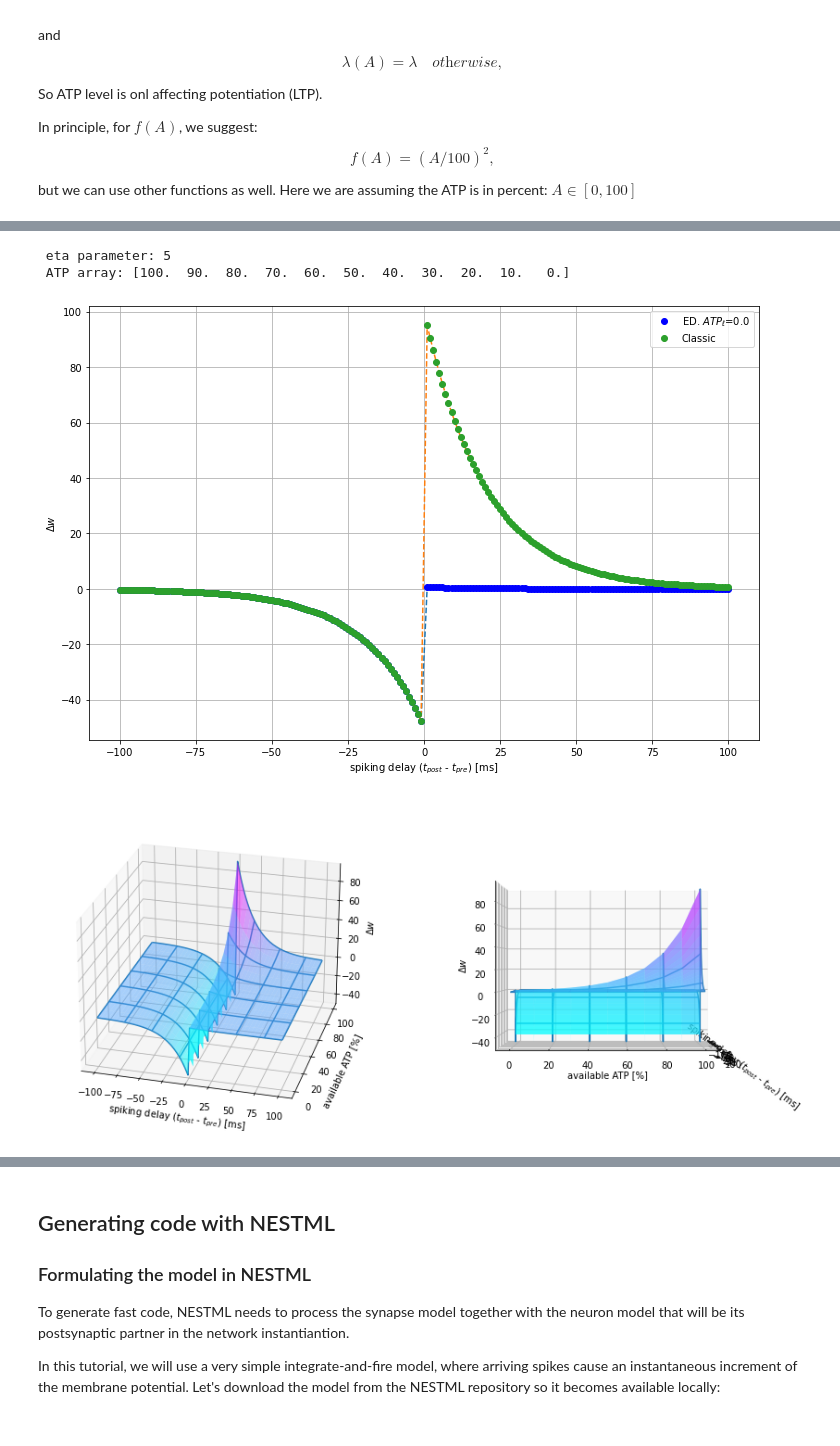
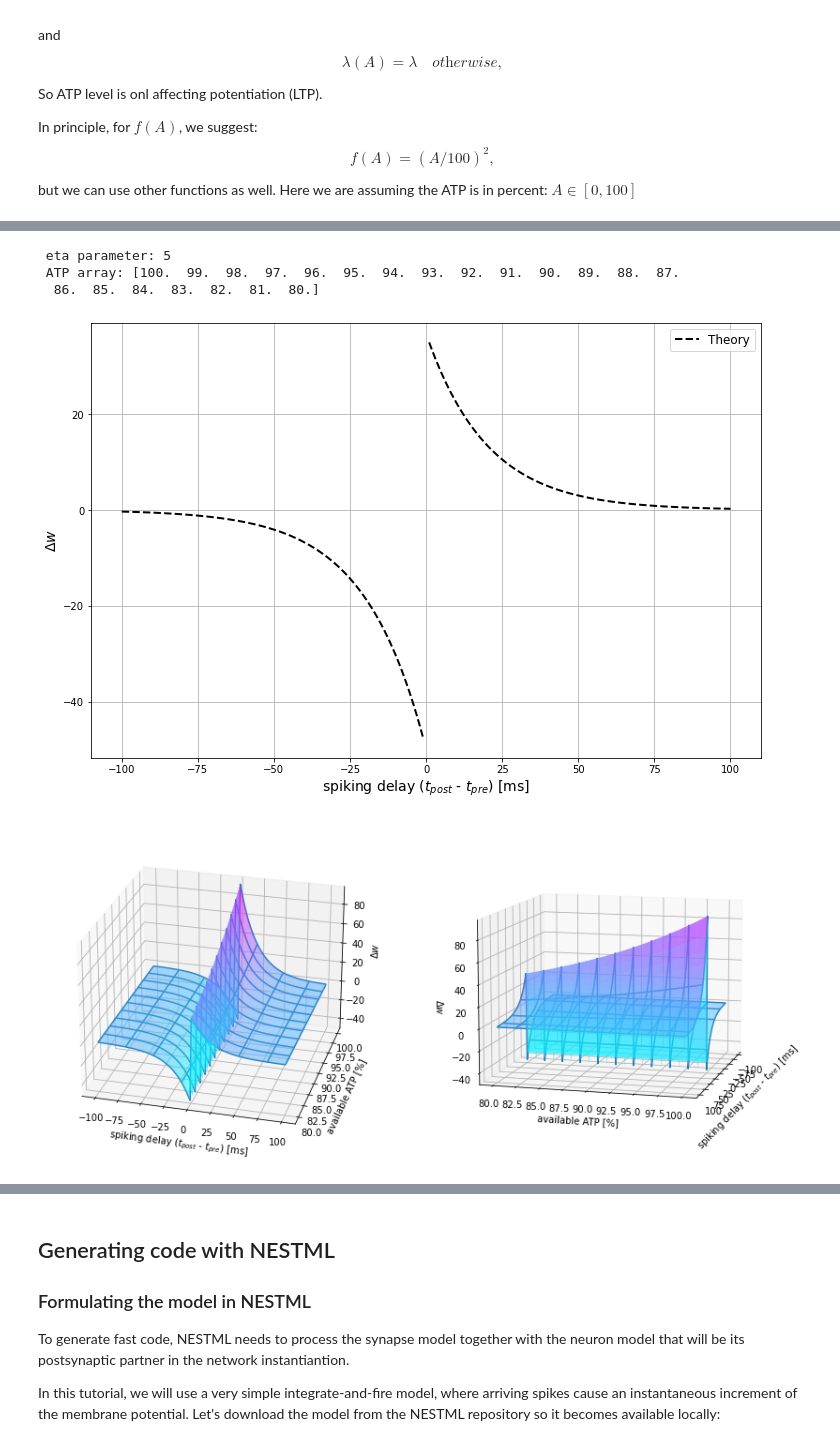
Before and after one commit to Wiss/nestml, a Jupyter notebook: ehp/three_factor_lr/ed_stdp_complete.ipynb, the cells around one changed output, grey strips where cells are left out. Cells and saved outputs as stored; diff of their text form; code cells hidden in the pictures.

```diff
--- a/ehp/three_factor_lr/ed_stdp_complete.ipynb
+++ b/ehp/three_factor_lr/ed_stdp_complete.ipynb
@@ -277,7 +277,7 @@ but we can use other functions as well. Here we are assuming the ATP is in perce
 # %%
 #delta_t = t_o - t_i
 verbose = False
-eta = 5
+eta = 20
 exponential = True
 def stdp_ATP(ATP = 100,
             delta_t = delta_t,
@@ -358,7 +358,7 @@ plt.grid()
 [figure]
 # %%
-atp_samples = 11
-atp_array = np.linspace(100, 0, num=atp_samples)
+atp_samples = 21
+atp_array = np.linspace(100, 80, num=atp_samples)
 print(f" eta parameter: {eta}")
 print(f" ATP array: {atp_array}")
 w_3d_ed, d_w_3d_ed = [], []
@@ -369,14 +369,18 @@ for atp in atp_array:
 
 plt.figure(figsize=(12, 8))
 # ed stdp
-plt.plot(delta_t, d_w_tot_ed, "--")
-plt.plot(delta_t, d_w_tot_ed, "ob", label=f"ED. $ATP_\ell$={atp}")
+fs = 14
+half = int(len(delta_t)/2)
+plt.plot(delta_t[0:half], d_w_tot_ed[0:half], "--k", lw=2, label="Theory")
+plt.plot(delta_t[half:], d_w_tot_ed[half:], "--k", lw=2)
+#plt.plot(delta_t, d_w_tot_ed, "--", lw=2)
+#plt.plot(delta_t, d_w_tot_ed, "ob", label=f"ED. $ATP_\ell$={atp}", alpha=0.5)
 # classic atp
-plt.plot(delta_t, d_w_tot, "--")
-plt.plot(delta_t, d_w_tot, "o", label="Classic")
-plt.xlabel("spiking delay ($t_{post}$ - $t_{pre}$) [ms]")
-plt.ylabel(r"$\Delta w$ ")
-plt.legend()
+#plt.plot(delta_t, d_w_tot, "--", lw=2)
+#plt.plot(delta_t, d_w_tot, "o", label="Classic", alpha=0.7)
+plt.xlabel("spiking delay ($t_{post}$ - $t_{pre}$) [ms]", fontsize=fs)
+plt.ylabel(r"$\Delta w$ ", fontsize=fs)
+plt.legend(fontsize=fs-2)
 plt.grid()
 
 
@@ -405,35 +409,36 @@ ax.set_ylabel('available ATP [%]')
 ax.set_zlabel(r"$\Delta w$ ")
 ele = 0
 azm = -90
 ax.view_init(elev=ele, azim=azm)
 """
 n_col = 2
-ele_list = [25, 0]
-azm_list = [-75, 0*20]
+ele_list = [25, 10]
+azm_list = [-75, 15]
 #fig, axes = plt.subplots(1, n_col)
 fig = plt.figure(figsize=(14, 7))#figsize=plt.figaspect(0.5))
 for col in range(n_col):
     ax = fig.add_subplot(1, 2, col + 1, projection='3d')
     #ax.scatter(X, Y, Z,
     #           marker="o",
     #           cmap=cmp.cool,
     #           alpha=0.1) # scatter
     #ax.contour3D(X, Y, Z, cmap=cmp.cool) # contour
     ax.plot_wireframe(X, Y, np.array(Z),
                       cmap=cmp.cool,
                       rstride=2,
                       cstride=30)
     ax.plot_surface(X, Y, np.array(Z),
                     cmap=cmp.cool,
                     alpha=0.5)
     ax.set_xlabel('spiking delay ($t_{post}$ - $t_{pre}$) [ms]')
     ax.set_ylabel('available ATP [%]')
     ax.set_zlabel(r"$\Delta w$ ")
     ele = ele_list[col]
     azm = azm_list[col]
     ax.view_init(elev=ele, azim=azm)
 # %% [output]
  eta parameter: 5
- ATP array: [100.  90.  80.  70.  60.  50.  40.  30.  20.  10.   0.]
+ ATP array: [100.  99.  98.  97.  96.  95.  94.  93.  92.  91.  90.  89.  88.  87.
+  86.  85.  84.  83.  82.  81.  80.]
-[figure, old version]
+[figure, new version]
-[figure, old version]
+[figure, new version]
```
Also changed, not shown: parts of 6 cells of this notebook, 1 other file.
